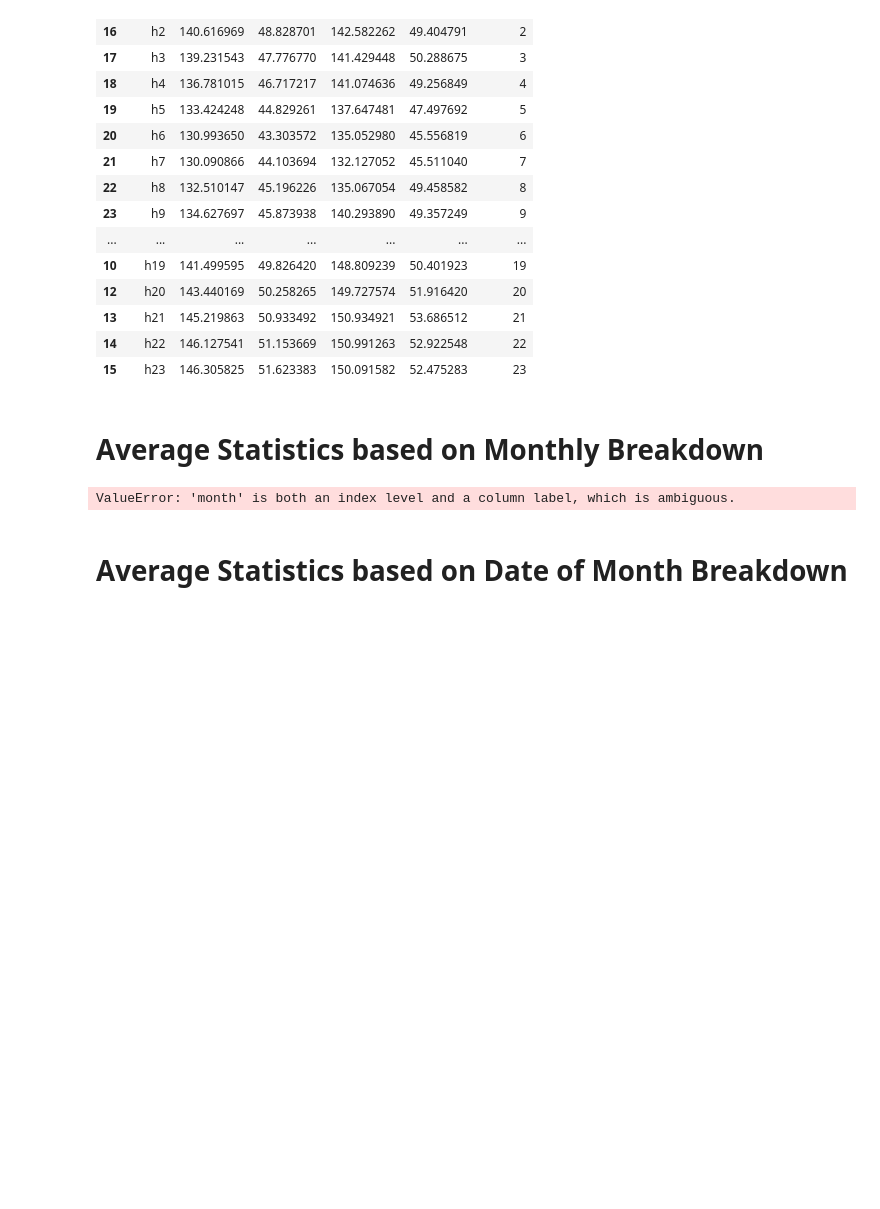
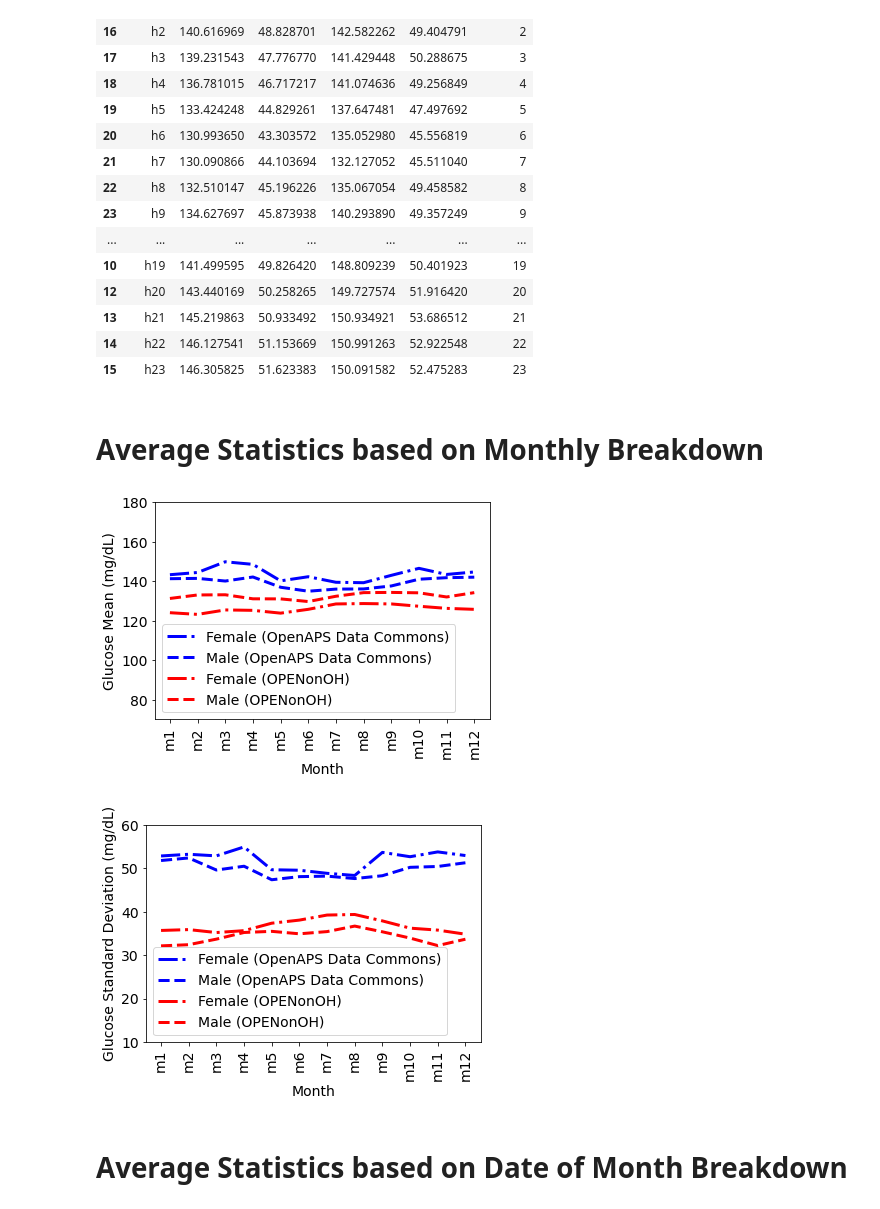
Before and after one commit to berndreinhold/OpenHumansDataTools, a Jupyter notebook: bin/GV-demographics-scripts/Timeseries-analysis-for-CGM-data-2nd-gv-paper.ipynb, the cells around one changed output. Cells and saved outputs as stored; diff of their text form; code cells hidden in the pictures; blank space fills up the shorter version.

```diff
--- a/bin/GV-demographics-scripts/Timeseries-analysis-for-CGM-data-2nd-gv-paper.ipynb
+++ b/bin/GV-demographics-scripts/Timeseries-analysis-for-CGM-data-2nd-gv-paper.ipynb
@@ -780,6 +769,8 @@ statt
 # Average Statistics based on Monthly Breakdown
 # %%
 path = r'/home/reinhold/Daten/Paper_Datasets_Nov2022/results/monthly/'  # specify data path
+
+OPENonOH_only = False
 
 extension = 'csv'
 
@@ -831,11 +822,18 @@ statt['month_id'] = statt['months'].map(sorterIndex)
 
 statt.sort_values('month_id', inplace=True)
 
-df3["month"]["Female"].sort_values('month', inplace=True)
-df3["month"]["Female"]["month_id"] = df3["month"]["Female"]['month'].map(sorterIndex)
+#df3["day"]["Female"].reset_index(inplace=True)
+#reset_index(inplace=True)
+#df3["month"]["Male"].reset_index(inplace=True)
+
+#print(df3["month"]["Female"]["month"])
+df3["month"]["Female"]["month_str"] = df3["month"]["Female"]['month'].apply(lambda x: f"m{x}")
+df3["month"]["Female"]["month_id"] = df3["month"]["Female"]['month_str'].map(sorterIndex)
 df3["month"]["Female"].sort_values('month_id', inplace=True)
-df3["month"]["Male"].sort_values('month', inplace=True)
-df3["month"]["Male"]["month_id"] = df3["month"]["Male"]['month'].map(sorterIndex)
+
+#df3["month"]["Male"].sort_values('month', inplace=True)
+df3["month"]["Male"]["month_str"] = df3["month"]["Male"]['month'].apply(lambda x: f"m{x}")
+df3["month"]["Male"]["month_id"] = df3["month"]["Male"]['month_str'].map(sorterIndex)
 df3["month"]["Male"].sort_values('month_id', inplace=True)
 
 ## Plotting data
@@ -846,69 +844,76 @@ plt.rcParams.update({'font.size': 14})
 
 plt.ylim(70, 180)
 
-ax = plt.plot(statt['months'],
+if not OPENonOH_only:
+    ax = plt.plot(statt['months'],
               statt['mean_f'],
               color='blue',
               linestyle='-.',
               linewidth=3)
-ax = plt.plot(statt['months'],
+    ax = plt.plot(statt['months'],
               statt['mean_m'],
               color='blue',
               linestyle='--',
               linewidth=3)
-ax = plt.plot(df3["month"]["Female"]['month'],
+ax = plt.plot(df3["month"]["Female"]['month_str'],
               df3["month"]["Female"]['sgv_mean'],
-              color='red',
+              color='orange' if OPENonOH_only else 'red',
               linestyle='-.',
               linewidth=3)
-ax = plt.plot(df3["month"]["Male"]['month'],
+ax = plt.plot(df3["month"]["Male"]['month_str'],
               df3["month"]["Male"]['sgv_mean'],
-              color='red',
+              color='brown' if OPENonOH_only else 'red',
               linestyle='--',
               linewidth=3)
 
-plt.legend(['Female (OpenAPS Data Commons)', 'Male (OpenAPS Data Commons)', 'Female (OPENonOH)', 'Male (OPENonOH)'])
+if OPENonOH_only:
+    plt.legend(['Female (OPENonOH)', 'Male (OPENonOH)'])
+else:
+    plt.legend(['Female (OpenAPS Data Commons)', 'Male (OpenAPS Data Commons)', 'Female (OPENonOH)', 'Male (OPENonOH)'])
 plt.xlabel('Month')
 plt.ylabel('Glucose Mean (mg/dL)')
 plt.xticks(rotation=90)
 plt.show()
 
 ##
 
 plt.figure(figsize=(6, 4))
 plt.rcParams.update({'font.size': 14})
 plt.ylim(10, 60)
 
-ax = plt.plot(statt['months'],
+if not OPENonOH_only:
+    ax = plt.plot(statt['months'],
               statt['std_f'],
               color='blue',
               linestyle='-.',
               linewidth=3)
-ax = plt.plot(statt['months'],
+    ax = plt.plot(statt['months'],
               statt['std_m'],
               color='blue',
               linestyle='--',
               linewidth=3)
-ax = plt.plot(df3["month"]["Female"]['month'],
+ax = plt.plot(df3["month"]["Female"]['month_str'],
               df3["month"]["Female"]['sgv_std'],
-              color='red',
+              color='orange' if OPENonOH_only else 'red',
               linestyle='-.',
               linewidth=3)
-ax = plt.plot(df3["month"]["Male"]['month'],
+ax = plt.plot(df3["month"]["Male"]['month_str'],
               df3["month"]["Male"]['sgv_std'],
-              color='red',
+              color='brown' if OPENonOH_only else 'red',
               linestyle='--',
               linewidth=3)
 
-plt.legend(['Female (OpenAPS Data Commons)', 'Male (OpenAPS Data Commons)', 'Female (OPENonOH)', 'Male (OPENonOH)'])
+if OPENonOH_only:
+    plt.legend(['Female (OPENonOH)', 'Male (OPENonOH)'])
+else:
+    plt.legend(['Female (OpenAPS Data Commons)', 'Male (OpenAPS Data Commons)', 'Female (OPENonOH)', 'Male (OPENonOH)'])
 plt.xlabel('Month')
 plt.ylabel('Glucose Standard Deviation (mg/dL)')
 plt.xticks(rotation=90)
 plt.show()
-
-statt
 # %% [output]
-ValueError: 'month' is both an index level and a column label, which is ambiguous.
+[figure, added]
+[figure, added]
 # %% [markdown]
 # Average Statistics based on Date of Month Breakdown
 # %%
```
Also changed, not shown: parts of 8 cells of this notebook.
